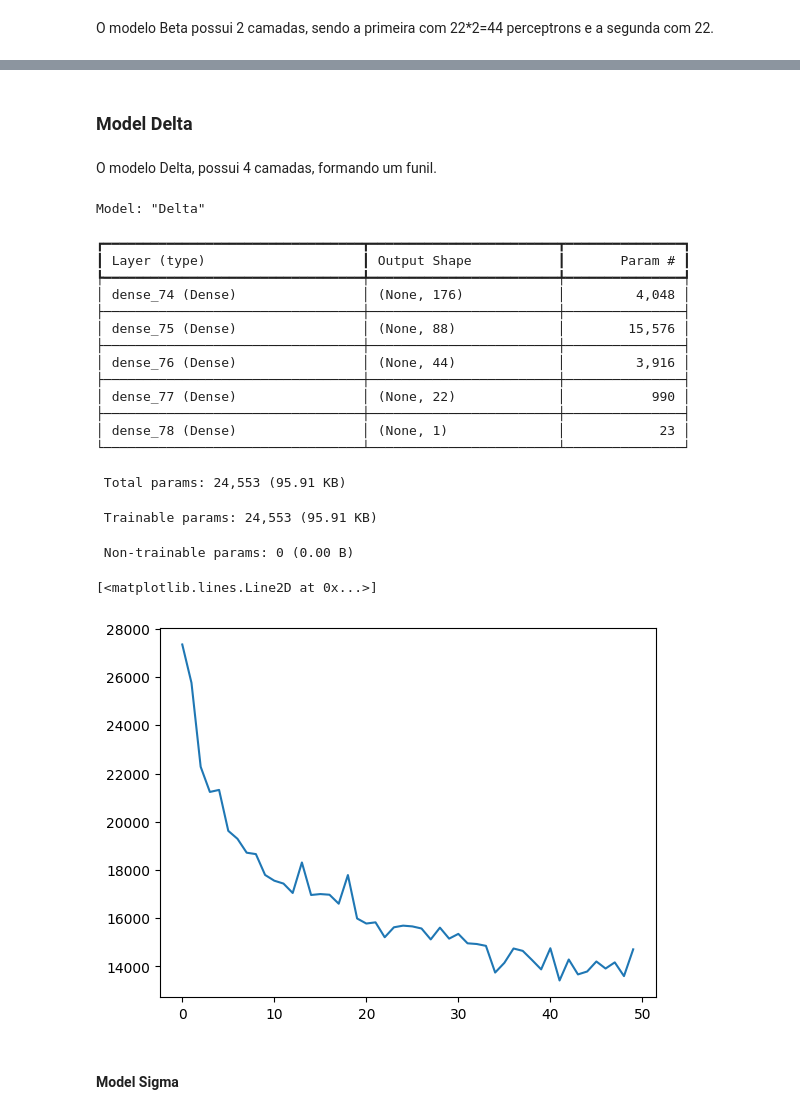
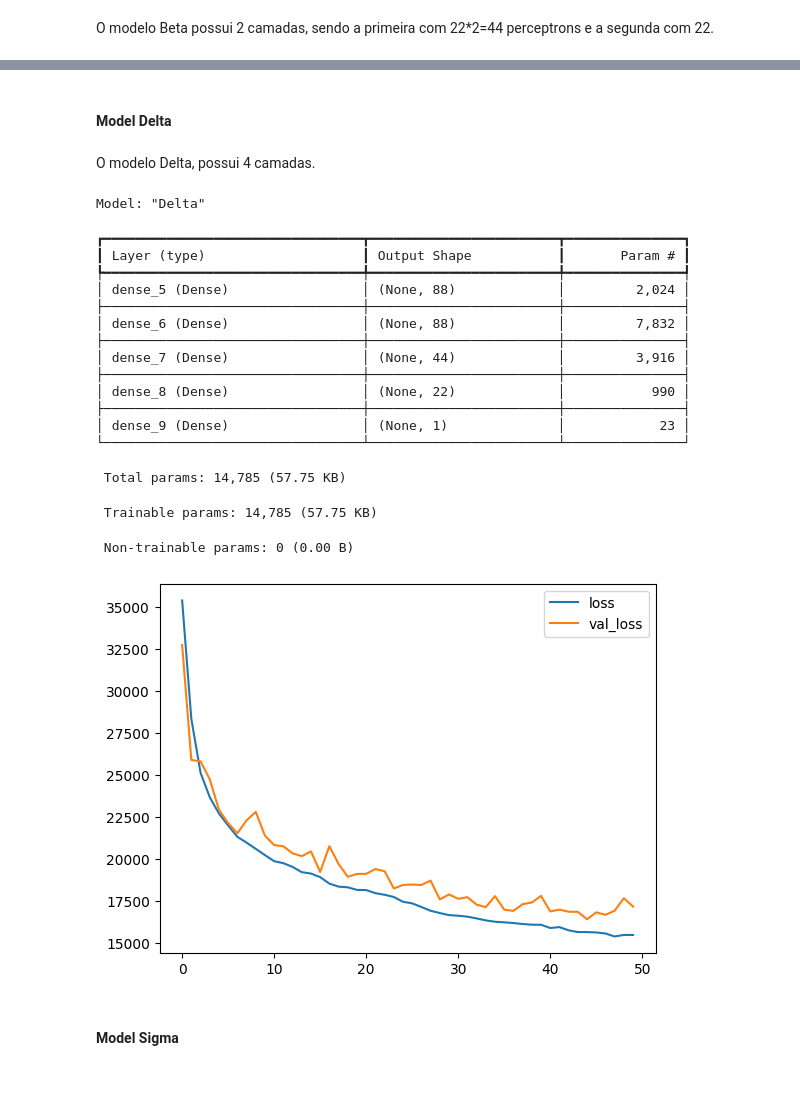
Before and after one commit to vitornuness/ads_2025_passagem_aerea, a Jupyter notebook: notebooks/4_modelagem.ipynb, the cells around one changed output, grey strips where cells are left out. Drawn from its saved outputs; the diff is of its cells as text; code cells hidden in the pictures; blank space fills up the shorter version.

```diff
--- a/notebooks/4_modelagem.ipynb
+++ b/notebooks/4_modelagem.ipynb
@@ -64,5 +72,5 @@ standard = StandardScaler().fit(x)
 # %%
-x_standard = standard.transform(x)
+x_standard = standard.transform(x[num_cols])
 # %%
 x_standard = pd.DataFrame(x_standard)
 # %%
@@ -76,0 +87,3 @@ x_standard.head()
+# %%
+x[num_cols] = x_standard
+x.head()
@@ -77,7 +97,7 @@ x_standard.head()
 # %% [markdown]
 Separamos 33% dos valores para teste.
 # %%
-x_train, x_test, y_train, y_test = train_test_split(x_standard, y, test_size=0.33, random_state=42)
+x_train, x_test, y_train, y_test = train_test_split(x, y, test_size=0.33, random_state=42)
 # %%
 x_train.shape, x_test.shape
 # %% [output]
@@ -158,12 +182,12 @@ plt.plot(history_beta.history['val_loss'])
 # %% [markdown]
-### Model Delta
+#### Model Delta
 # %% [markdown]
-O modelo Delta, possui 4 camadas, formando um funil.
+O modelo Delta, possui 4 camadas.
 # %%
 model_delta = keras.Sequential(name='Delta')
 
 model_delta.add(layers.Input(shape=(x_train.shape[1], )))
-model_delta.add(layers.Dense(22*8, activation='relu'))
+model_delta.add(layers.Dense(22*4, activation='relu'))
 model_delta.add(layers.Dense(22*4, activation='relu'))
 model_delta.add(layers.Dense(22*2, activation='relu'))
 model_delta.add(layers.Dense(22, activation='relu'))
@@ -175,28 +199,30 @@ Model: "Delta"
 ┏━━━━━━━━━━━━━━━━━━━━━━━━━━━━━━━━━┳━━━━━━━━━━━━━━━━━━━━━━━━┳━━━━━━━━━━━━━━━┓
 ┃ Layer (type)                    ┃ Output Shape           ┃       Param # ┃
 ┡━━━━━━━━━━━━━━━━━━━━━━━━━━━━━━━━━╇━━━━━━━━━━━━━━━━━━━━━━━━╇━━━━━━━━━━━━━━━┩
-│ dense_74 (Dense)                │ (None, 176)            │         4,048 │
+│ dense_5 (Dense)                 │ (None, 88)             │         2,024 │
 ├─────────────────────────────────┼────────────────────────┼───────────────┤
-│ dense_75 (Dense)                │ (None, 88)             │        15,576 │
+│ dense_6 (Dense)                 │ (None, 88)             │         7,832 │
 ├─────────────────────────────────┼────────────────────────┼───────────────┤
-│ dense_76 (Dense)                │ (None, 44)             │         3,916 │
+│ dense_7 (Dense)                 │ (None, 44)             │         3,916 │
 ├─────────────────────────────────┼────────────────────────┼───────────────┤
-│ dense_77 (Dense)                │ (None, 22)             │           990 │
+│ dense_8 (Dense)                 │ (None, 22)             │           990 │
 ├─────────────────────────────────┼────────────────────────┼───────────────┤
-│ dense_78 (Dense)                │ (None, 1)              │            23 │
+│ dense_9 (Dense)                 │ (None, 1)              │            23 │
 └─────────────────────────────────┴────────────────────────┴───────────────┘
- Total params: 24,553 (95.91 KB)
+ Total params: 14,785 (57.75 KB)
- Trainable params: 24,553 (95.91 KB)
+ Trainable params: 14,785 (57.75 KB)
  Non-trainable params: 0 (0.00 B)
 # %%
 model_delta.compile(loss='mse')
 # %%
 history_delta = model_delta.fit(x_train, y_train, validation_data=(x_test, y_test), epochs=50, verbose=None)
 # %%
-plt.plot(history_delta.history['val_loss'])
+plt.plot(history_delta.history['loss'], label='loss')
+plt.plot(history_delta.history['val_loss'], label='val_loss')
+plt.legend()
+plt.show()
 # %% [output]
-[<matplotlib.lines.Line2D at 0x...>]
-[figure, old version]
+[figure, new version]
 # %% [markdown]
 #### Model Sigma
 # %% [markdown]
```
Also changed, not shown: parts of 30 cells of this notebook, 2 other files.
